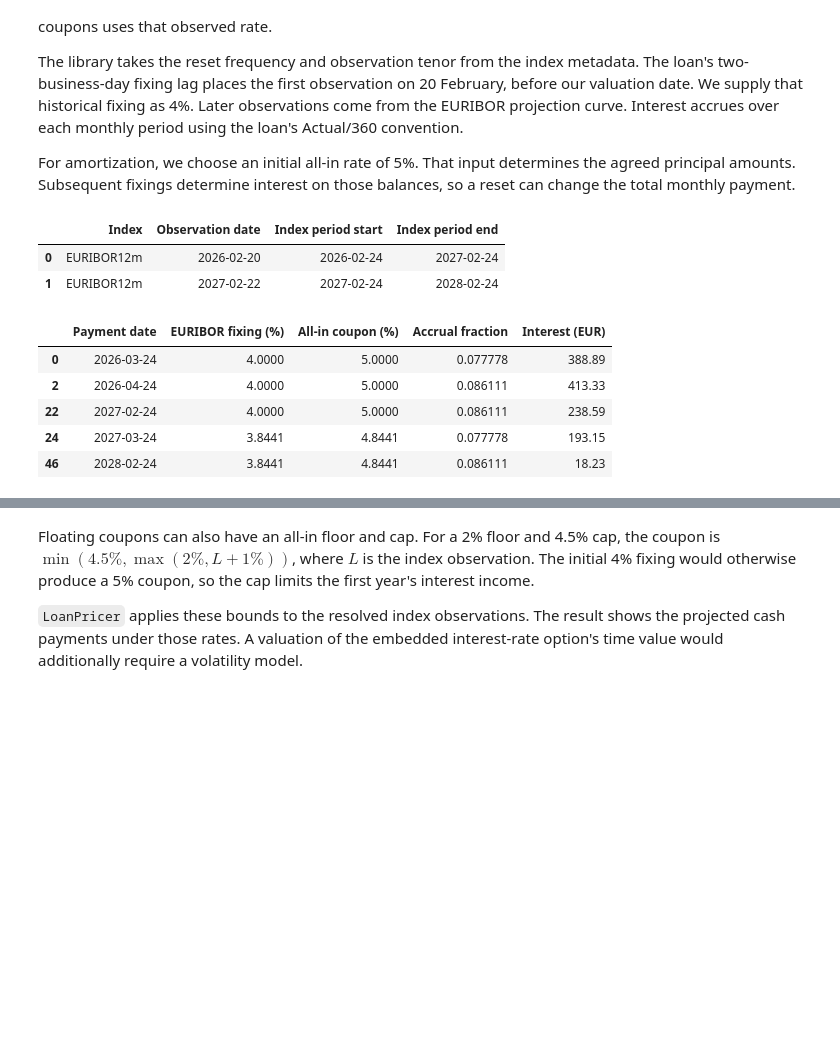
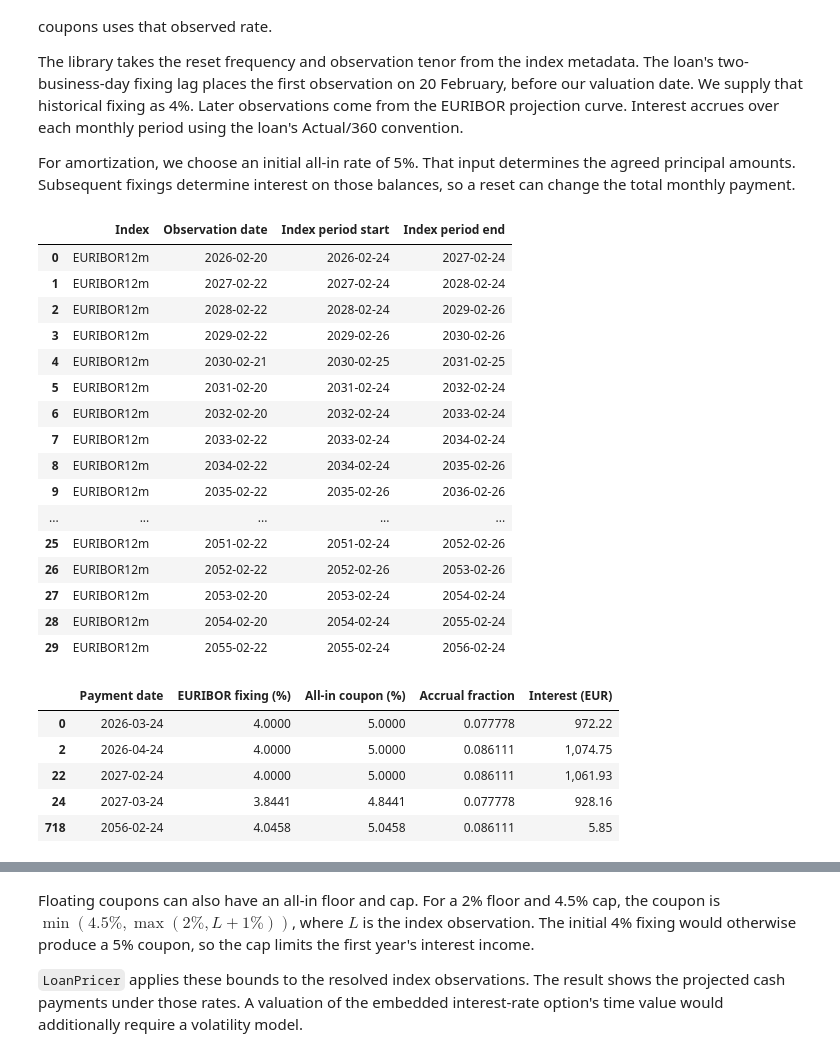
Before and after one commit to jmelo11/quantsupport, a Jupyter notebook: bindings/python/examples/valuation/loans/loans.ipynb, the cells around one changed output, grey strips where cells are left out. Drawn from its saved outputs; the diff is of its cells as text; code cells hidden in the pictures; blank space fills up the shorter version.

```diff
--- a/bindings/python/examples/valuation/loans/loans.ipynb
+++ b/bindings/python/examples/valuation/loans/loans.ipynb
@@ -43,7 +46,9 @@ from market_data import load_loan_market
 
 pd.set_option("display.float_format", lambda value: f"{value:,.2f}")
 valuation_date = "2026-02-24"
-principal = 100_000.0
+maturity_date = "2056-02-24"
+principal = 250_000.0
+introductory_years = 5
 market = load_loan_market()
 known_fixings = qs.FixingStore()
 estr_policy = qs.FixedIncomeDiscountPolicy(
@@ -117,7 +122,7 @@ fixed = qs.Loan(
     identifier="FIXED", coupons=[qs.Coupon.fixed(rate=0.06)],
     repayment=french,
     start_date=valuation_date,
-    maturity_date="2028-02-24",
+    maturity_date=maturity_date,
     notional=principal,
     currency=qs.Currency.EUR,
     payment_frequency=qs.Frequency.Monthly,
@@ -138,7 +143,7 @@ fixed_payments = fixed_result.cashflows.pivot_table(
 ).rename(columns={"FixedRateCoupon": "Interest", "Redemption": "Principal repaid"})
 fixed_payments["Payment"] = fixed_payments["Interest"] + fixed_payments["Principal repaid"]
 fixed_payments["Opening balance"] = principal - fixed_payments["Principal repaid"].cumsum().shift(fill_value=0)
-fixed_payments["Closing balance"] = principal - fixed_payments["Principal repaid"].cumsum()
+fixed_payments["Closing balance"] = (principal - fixed_payments["Principal repaid"].cumsum()).clip(lower=0)
 display(fixed_payments[["Opening balance", "Interest", "Principal repaid", "Payment", "Closing balance"]].head(6))
 # %% [output]
 | type | Opening balance | Interest | Principal repaid | Payment | Closing balance |
@@ -198,7 +218,7 @@ repayment_choices = {
         identifier="BULLET", coupons=[qs.Coupon.fixed(rate=0.06)],
         repayment=qs.LoanRepaymentStructure.bullet(),
         start_date=valuation_date,
-        maturity_date="2028-02-24",
+        maturity_date=maturity_date,
         notional=principal,
         currency=qs.Currency.EUR,
         payment_frequency=qs.Frequency.Monthly,
@@ -211,7 +231,7 @@ repayment_choices = {
         identifier="BALLOON", coupons=[qs.Coupon.fixed(rate=0.06)],
         repayment=qs.LoanRepaymentStructure.balloon(residual_fraction=0.25),
         start_date=valuation_date,
-        maturity_date="2028-02-24",
+        maturity_date=maturity_date,
         notional=principal,
         currency=qs.Currency.EUR,
         payment_frequency=qs.Frequency.Monthly,
@@ -276,7 +298,7 @@ floating = qs.Loan(
     identifier="FLOATING", coupons=[qs.Coupon.floating(index="EURIBOR12m", spread=0.01)],
     repayment=french, amortization_rate=0.05,
     start_date=valuation_date,
-    maturity_date="2028-02-24",
+    maturity_date=maturity_date,
     notional=principal,
     currency=qs.Currency.EUR,
     payment_frequency=qs.Frequency.Monthly,
@@ -293,39 +315,53 @@ display(observations.rename(columns={
     "fixing_date": "Observation date", "start_date": "Index period start",
     "end_date": "Index period end", "market_index": "Index",
 }))
 
 context.fixings = known_fixings
 with context:
     floating_result = pricer.evaluate(
         trade=qs.Trade(instrument=floating, trade_date=valuation_date),
         context=context,
         requests=requests,
     )
 floating_coupons = floating_result.cashflows.loc[
     floating_result.cashflows.type == "FloatingRateCoupon",
     ["payment_date", "fixing", "accrual_period", "amount"],
 ].copy()
 floating_coupons["All-in coupon (%)"] = (floating_coupons.fixing + 0.01) * 100
 floating_coupons["EURIBOR fixing (%)"] = floating_coupons.fixing * 100
 display(floating_coupons.iloc[[0, 1, 11, 12, -1]][
     ["payment_date", "EURIBOR fixing (%)", "All-in coupon (%)", "accrual_period", "amount"]
 ].rename(columns={
     "payment_date": "Payment date", "amount": "Interest (EUR)",
     "accrual_period": "Accrual fraction",
 }).style.format({
     "Accrual fraction": "{:.6f}", "EURIBOR fixing (%)": "{:.4f}",
     "All-in coupon (%)": "{:.4f}", "Interest (EUR)": "{:,.2f}",
 }))
 # %% [output]
 |  | Index | Observation date | Index period start | Index period end |
 | 0 | EURIBOR12m | 2026-02-20 | 2026-02-24 | 2027-02-24 |
 | 1 | EURIBOR12m | 2027-02-22 | 2027-02-24 | 2028-02-24 |
+| 2 | EURIBOR12m | 2028-02-22 | 2028-02-24 | 2029-02-26 |
+| 3 | EURIBOR12m | 2029-02-22 | 2029-02-26 | 2030-02-26 |
+| 4 | EURIBOR12m | 2030-02-21 | 2030-02-25 | 2031-02-25 |
+| 5 | EURIBOR12m | 2031-02-20 | 2031-02-24 | 2032-02-24 |
+| 6 | EURIBOR12m | 2032-02-20 | 2032-02-24 | 2033-02-24 |
+| 7 | EURIBOR12m | 2033-02-22 | 2033-02-24 | 2034-02-24 |
+| 8 | EURIBOR12m | 2034-02-22 | 2034-02-24 | 2035-02-26 |
+| 9 | EURIBOR12m | 2035-02-22 | 2035-02-26 | 2036-02-26 |
+| ... | ... | ... | ... | ... |
+| 25 | EURIBOR12m | 2051-02-22 | 2051-02-24 | 2052-02-26 |
+| 26 | EURIBOR12m | 2052-02-22 | 2052-02-26 | 2053-02-26 |
+| 27 | EURIBOR12m | 2053-02-20 | 2053-02-24 | 2054-02-24 |
+| 28 | EURIBOR12m | 2054-02-20 | 2054-02-24 | 2055-02-24 |
+| 29 | EURIBOR12m | 2055-02-22 | 2055-02-24 | 2056-02-24 |
 |  | Payment date | EURIBOR fixing (%) | All-in coupon (%) | Accrual fraction | Interest (EUR) |
-| 0 | 2026-03-24 | 4.0000 | 5.0000 | 0.077778 | 388.89 |
-| 2 | 2026-04-24 | 4.0000 | 5.0000 | 0.086111 | 413.33 |
-| 22 | 2027-02-24 | 4.0000 | 5.0000 | 0.086111 | 238.59 |
-| 24 | 2027-03-24 | 3.8441 | 4.8441 | 0.077778 | 193.15 |
-| 46 | 2028-02-24 | 3.8441 | 4.8441 | 0.086111 | 18.23 |
+| 0 | 2026-03-24 | 4.0000 | 5.0000 | 0.077778 | 972.22 |
+| 2 | 2026-04-24 | 4.0000 | 5.0000 | 0.086111 | 1,074.75 |
+| 22 | 2027-02-24 | 4.0000 | 5.0000 | 0.086111 | 1,061.93 |
+| 24 | 2027-03-24 | 3.8441 | 4.8441 | 0.077778 | 928.16 |
+| 718 | 2056-02-24 | 4.0458 | 5.0458 | 0.086111 | 5.85 |
 # %% [markdown]
 At the second reset, the forecast index is about 3.84%, giving an all-in coupon
 of about 4.84%. For EURIBOR's simple-rate convention, the forward observation
```
Also changed, not shown: parts of 33 cells of this notebook, 6 other files.
